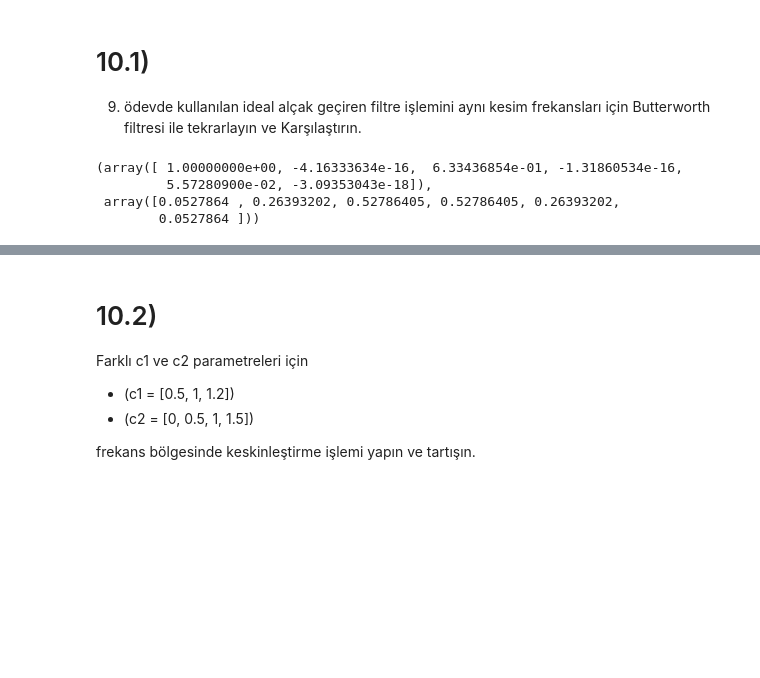
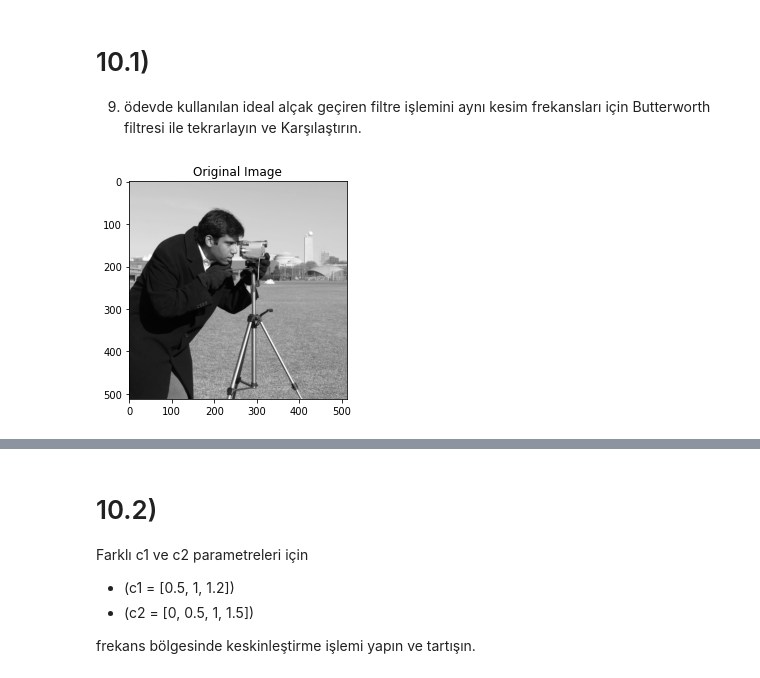
Before and after one commit to melihozaydin/MSc_Projects, a Jupyter notebook: BM5121 - Görüntü İşleme Ve Uygulamaları/Ödev 10: Frekans bölgesinde bulanıklaştırma ve keskinleştirme/docs/ödev.ipynb, the cells around one changed output, grey strips where cells are left out. Drawn from its saved outputs; the diff is of its cells as text; code cells hidden in the pictures; blank space fills up the shorter version.

```diff
--- a/BM5121 - Görüntü İşleme Ve Uygulamaları/Ödev 10: Frekans bölgesinde bulanıklaştırma ve keskinleştirme/docs/ödev.ipynb
+++ b/BM5121 - Görüntü İşleme Ve Uygulamaları/Ödev 10: Frekans bölgesinde bulanıklaştırma ve keskinleştirme/docs/ödev.ipynb
@@ -76,7 +92,8 @@ b, a = signal.butter(5, 0.5, 'low')
-# %%
-a, b
-# %% [output]
-(array([ 1.00000000e+00, -4.16333634e-16,  6.33436854e-01, -1.31860534e-16,
-         5.57280900e-02, -3.09353043e-18]),
- array([0.0527864 , 0.26393202, 0.52786405, 0.52786405, 0.26393202,
-        0.0527864 ]))
+# %%
+img_org = data.camera()
+
+plt.imshow(img_org, cmap='gray')
+plt.title('Original Image')
+plt.show()
+# %% [output]
+[figure, added]
```
Also changed, not shown: parts of 7 cells of this notebook.
